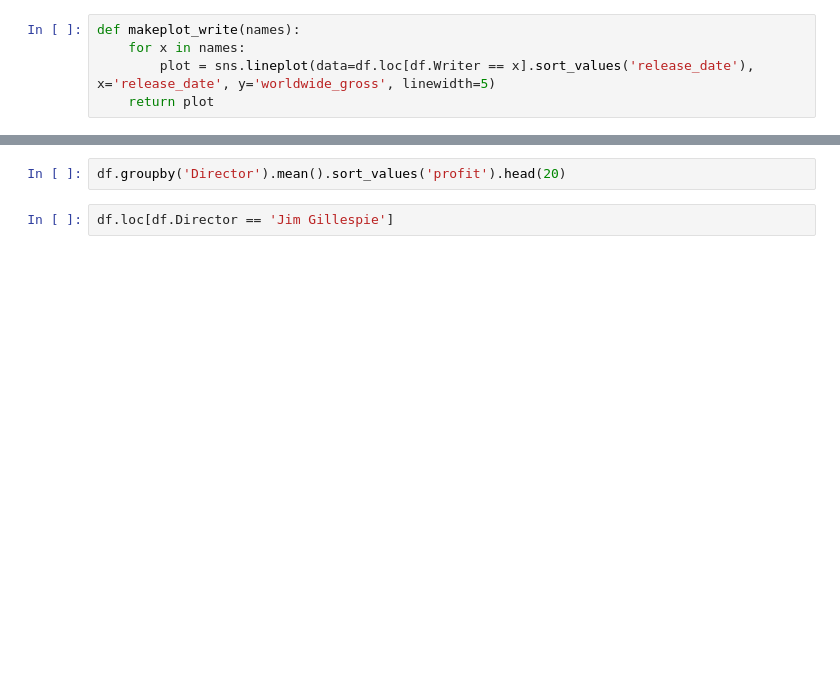
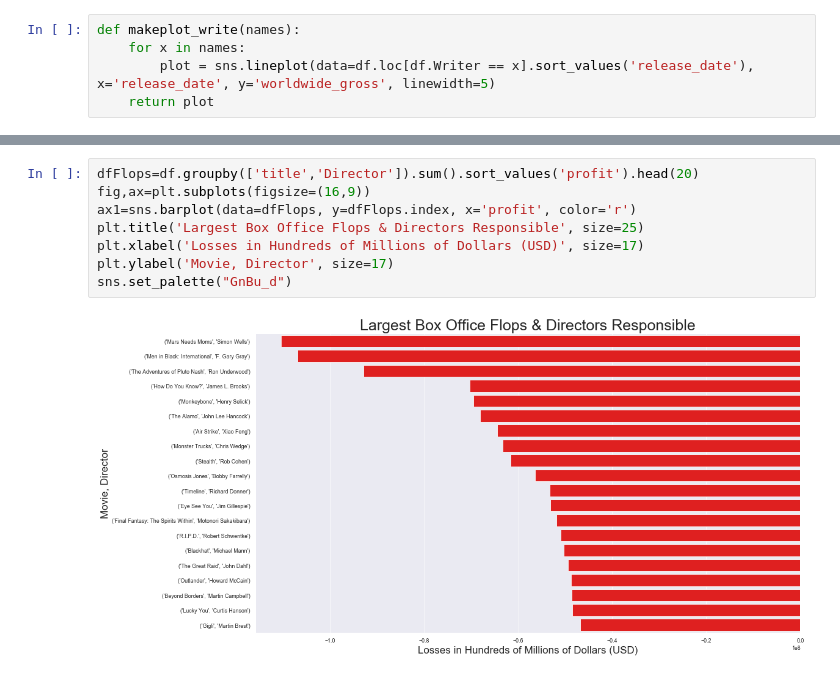
Before and after one commit to will4865/dsc-mod-1-project-v2-1-onl01-dtsc-ft-030220, a Jupyter notebook: student.ipynb, the cells around one changed output, grey strips where cells are left out. Drawn from its saved outputs; the diff is of its cells as text; blank space fills up the shorter version.

```diff
--- a/student.ipynb
+++ b/student.ipynb
@@ -619,4 +661,10 @@ df20AVG.astype('int')
-# %%
-df.groupby('Director').mean().sort_values('profit').head(20)
-# %%
-df.loc[df.Director == 'Jim Gillespie']
+# %%
+dfFlops=df.groupby(['title','Director']).sum().sort_values('profit').head(20)
+fig,ax=plt.subplots(figsize=(16,9))
+ax1=sns.barplot(data=dfFlops, y=dfFlops.index, x='profit', color='r')
+plt.title('Largest Box Office Flops & Directors Responsible', size=25)
+plt.xlabel('Losses in Hundreds of Millions of Dollars (USD)', size=17)
+plt.ylabel('Movie, Director', size=17)
+sns.set_palette("GnBu_d")
+# %% [output]
+[figure, added]
```
Also changed, not shown: parts of 8 cells of this notebook, 2 other files.
